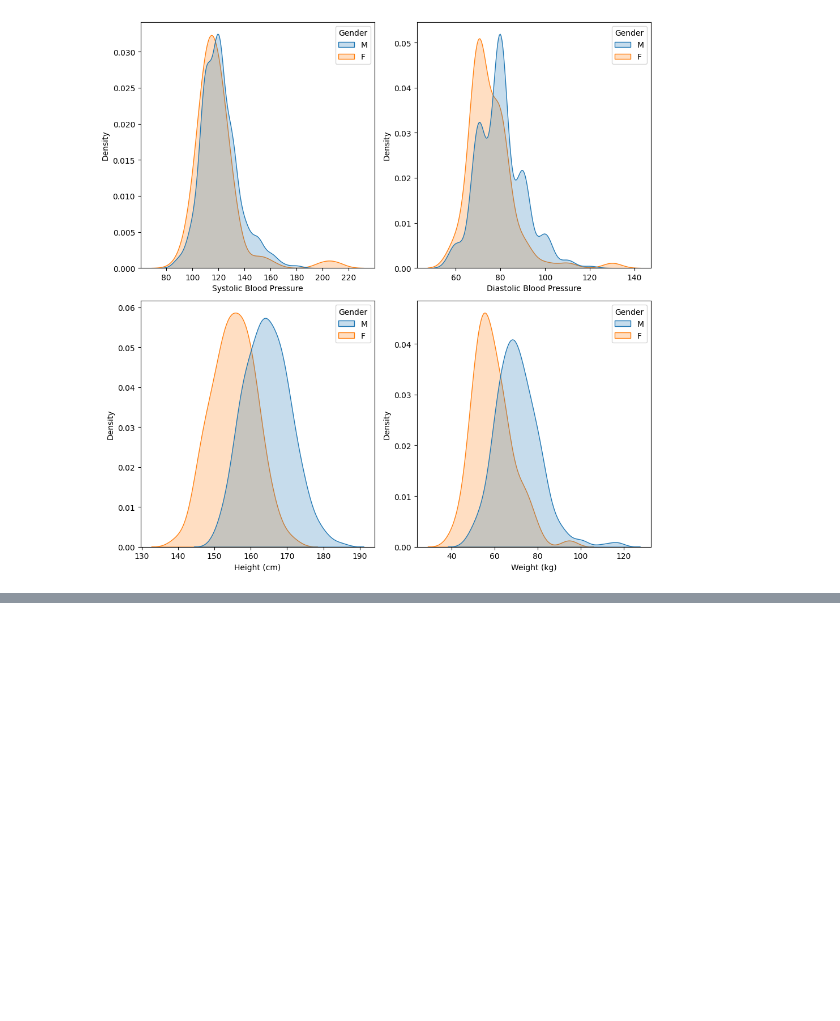
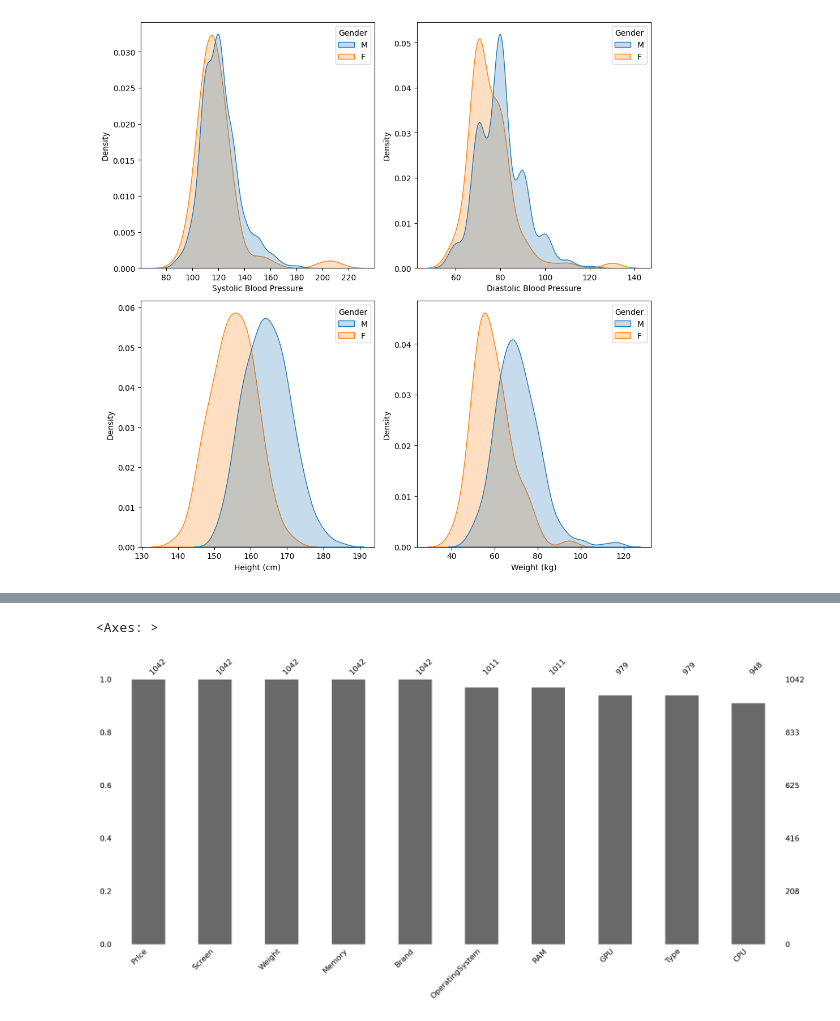
Before and after one commit to HafidAmbardi/tabulardataguidebook, a Jupyter notebook: EDA/univariate.ipynb, the cells around one changed output, grey strips where cells are left out. Drawn from its saved outputs; the diff is of its cells as text; code cells hidden in the pictures; blank space fills up the shorter version.

```diff
--- a/EDA/univariate.ipynb
+++ b/EDA/univariate.ipynb
@@ -162,0 +186,6 @@ create_density_plots(df, ['Systolic Blood Pressure','Diastolic Blood Pressure',
+# %%
+import missingno as msno
+msno.bar(df, sort="descending")
+# %% [output]
+<Axes: >
+[figure, added]
```
Also changed, not shown: parts of 3 cells of this notebook.
